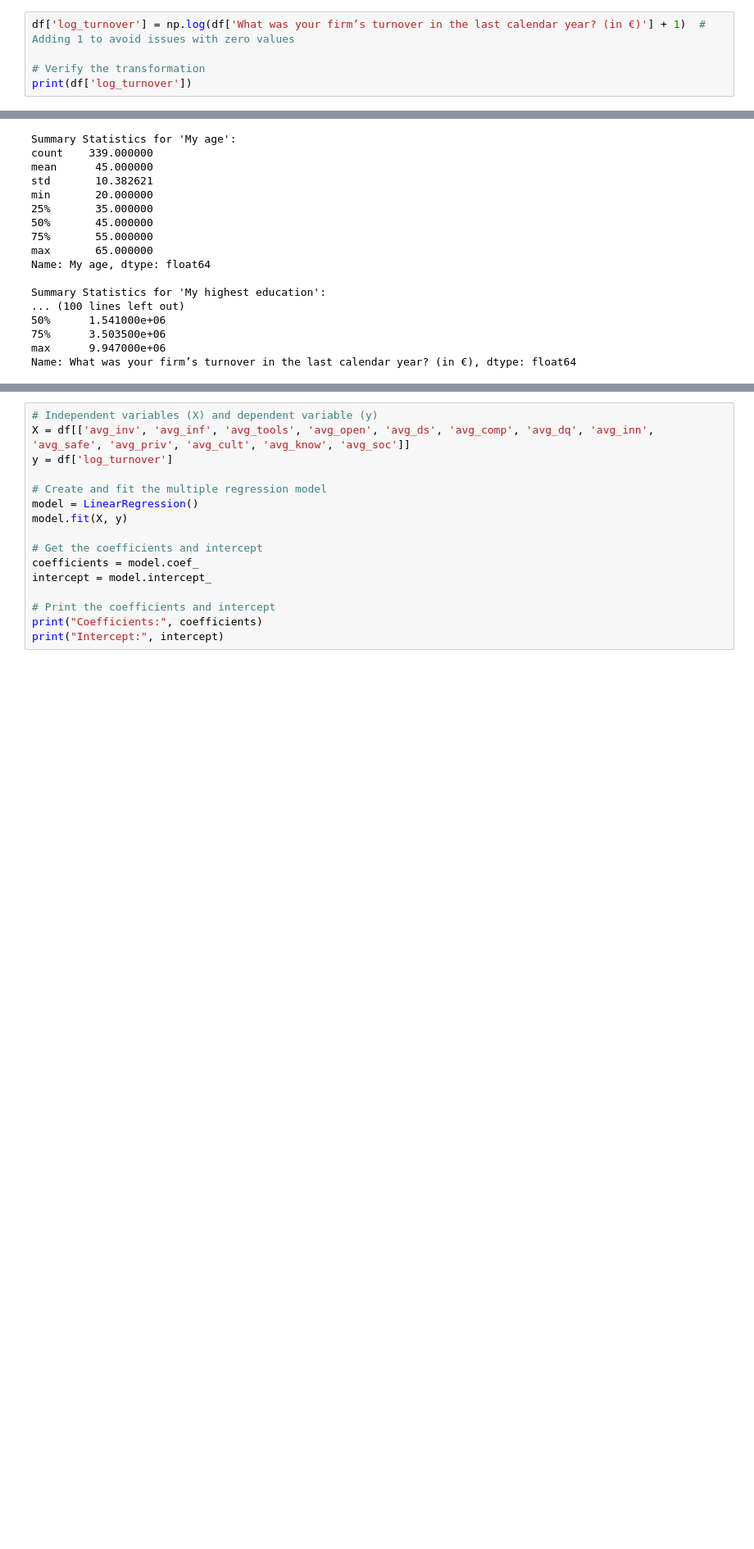
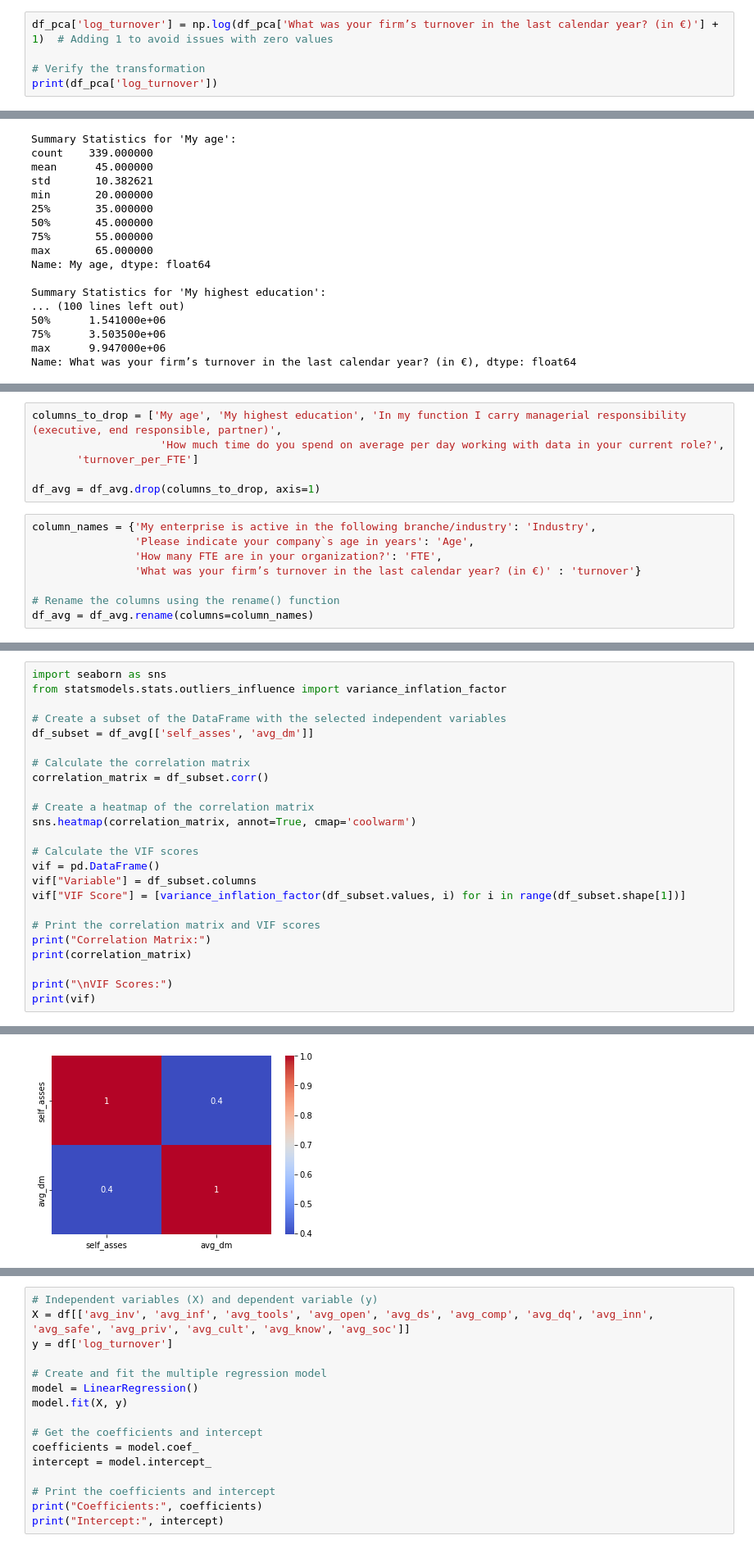
Before and after one commit to janeksmietana21/Thesis-, a Jupyter notebook: New_thesis.ipynb, the cells around one changed output, grey strips where cells are left out. Shown at 82% size. Saved outputs shown, nothing was run; the diff lists cells and outputs as text; blank space fills up the shorter version.

```diff
--- a/New_thesis.ipynb
+++ b/New_thesis.ipynb
@@ -547,8 +530,8 @@ for var in independent_vars:
 # %%
-df['log_turnover'] = np.log(df['What was your firm’s turnover in the last calendar year? (in €)'] + 1)  # Adding 1 to avoid issues with zero values
+df_pca['log_turnover'] = np.log(df_pca['What was your firm’s turnover in the last calendar year? (in €)'] + 1)  # Adding 1 to avoid issues with zero values
 
 # Verify the transformation
-print(df['log_turnover'])
+print(df_pca['log_turnover'])
 # %% [output]
 0      12.250094
 1      14.436088
@@ -681,0 +671,14 @@ p-value: 1.0
+# %%
+columns_to_drop = ['My age', 'My highest education', 'In my function I carry managerial responsibility (executive, end responsible, partner)',
+                    'How much time do you spend on average per day working with data in your current role?',
+       'turnover_per_FTE']
+
+df_avg = df_avg.drop(columns_to_drop, axis=1)
+# %%
+column_names = {'My enterprise is active in the following branche/industry': 'Industry',
+                'Please indicate your company`s age in years': 'Age',
+                'How many FTE are in your organization?': 'FTE',
+                'What was your firm’s turnover in the last calendar year? (in €)' : 'turnover'}
+
+# Rename the columns using the rename() function
+df_avg = df_avg.rename(columns=column_names)
@@ -681,0 +852,25 @@ p-value: 1.0
+# %%
+import seaborn as sns
+from statsmodels.stats.outliers_influence import variance_inflation_factor
+
+# Create a subset of the DataFrame with the selected independent variables
+df_subset = df_avg[['self_asses', 'avg_dm']]
+
+# Calculate the correlation matrix
+correlation_matrix = df_subset.corr()
+
+# Create a heatmap of the correlation matrix
+sns.heatmap(correlation_matrix, annot=True, cmap='coolwarm')
+
+# Calculate the VIF scores
+vif = pd.DataFrame()
+vif["Variable"] = df_subset.columns
+vif["VIF Score"] = [variance_inflation_factor(df_subset.values, i) for i in range(df_subset.shape[1])]
+
+# Print the correlation matrix and VIF scores
+print("Correlation Matrix:")
+print(correlation_matrix)
+
+print("\nVIF Scores:")
+print(vif)
+# %% [output]
@@ -681,0 +886 @@ p-value: 1.0
+[figure, added]
```
Also changed, not shown: parts of 49 cells of this notebook.
